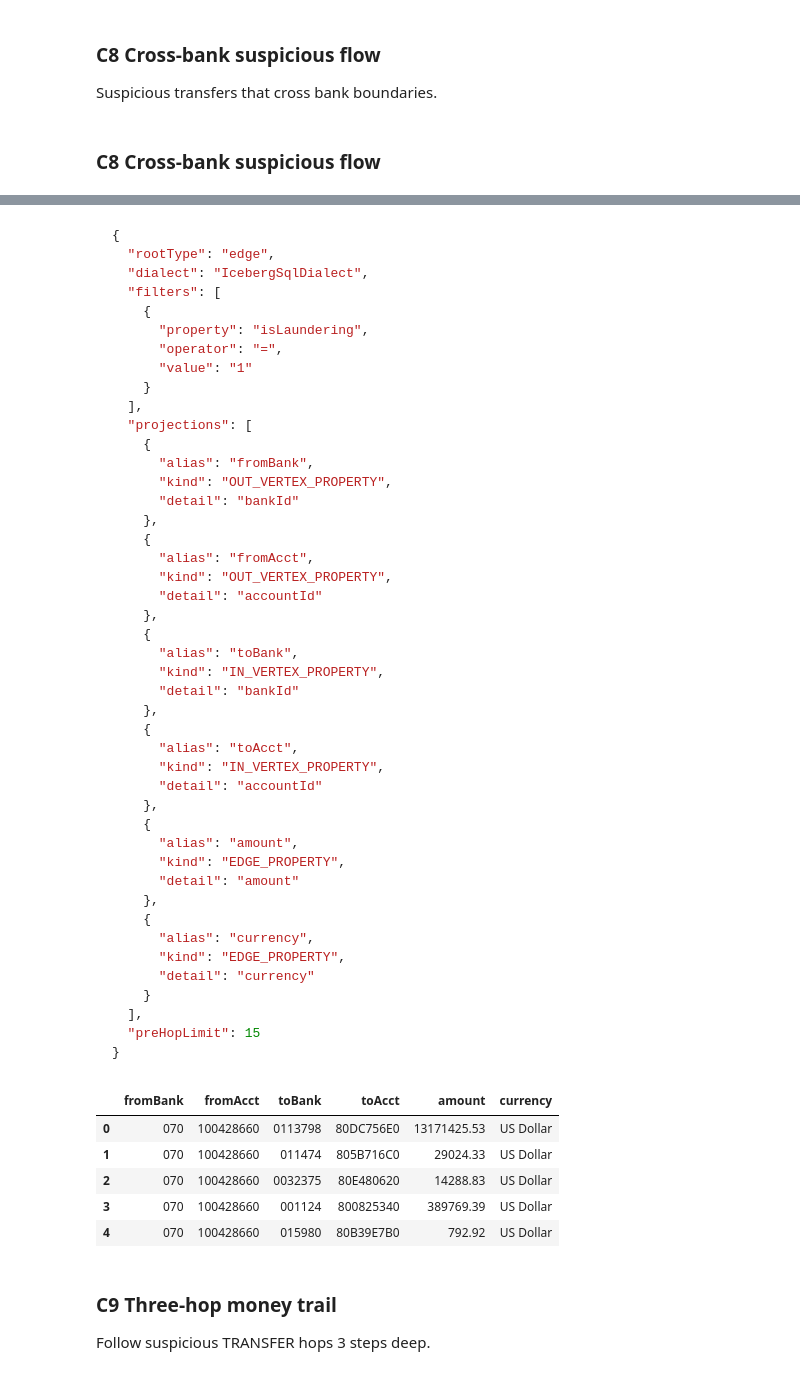
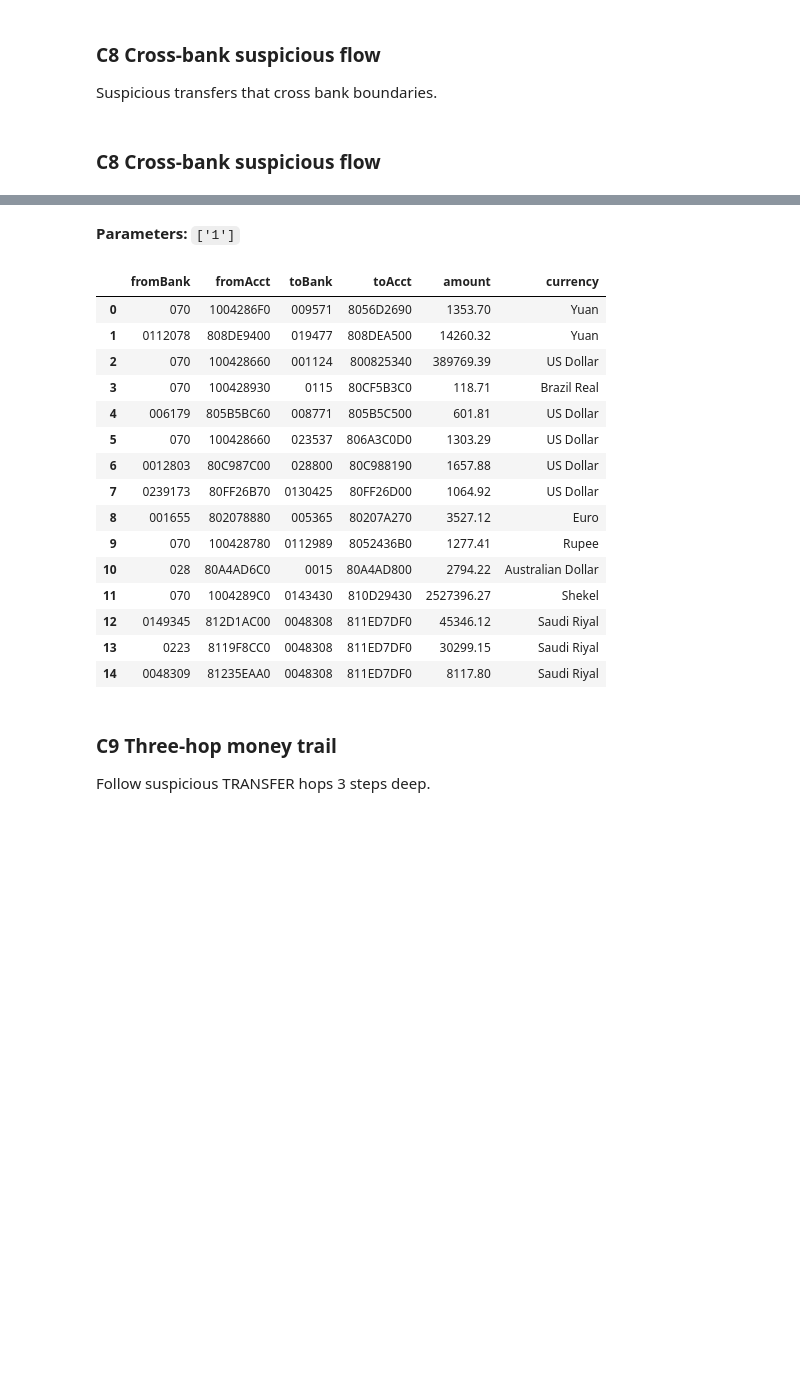
Before and after one commit to vaijosh/graph-query-engine, a Jupyter notebook: aml_iceberg_queries.ipynb, the cells around one changed output, grey strips where cells are left out. Saved outputs shown, nothing was run; the diff lists cells and outputs as text; code cells hidden in the pictures; blank space fills up the shorter version.

Commit message:
-Imnprovements in aml_iceberg_queries.ipynb and relevant supporting scripts for better data loading and querying

````diff
--- a/aml_iceberg_queries.ipynb
+++ b/aml_iceberg_queries.ipynb
@@ -84,11 +105,14 @@ from pathlib import Path
 BASE_URL = "http://localhost:7000"
 ICEBERG_MAPPING_PATH = str(Path.cwd() / "mappings/iceberg-local-mapping.json")
 ICEBERG_MAPPING_ID = "iceberg-local"
+MAX_ROWS = 1000000
 TRINO_CONTAINER = "iceberg-trino"
 TRINO_SERVER = "http://localhost:8080"
 TRINO_CATALOG = "iceberg"
 TRINO_SCHEMA = "aml"
-SHOW_PLAN = True
+SHOW_PLAN = False
+FORCE_RESEED = False
+FILE_SOURCE_FORMAT = "csv"
 # %%
 def get_sql_explain(gremlin_query: str) -> Dict[str, Any]:
     try:
@@ -997,9 +967,8 @@ SELECT v.account_id AS "accountId", v.bank_id AS "bankId", (SELECT COUNT(*) FROM
 
 Suspicious transfers that cross bank boundaries.
 # %%
-compare_sql_and_iceberg(
-    title='C8 Cross-bank suspicious flow',
-    gremlin="g.E().has('isLaundering','1').project('fromBank','fromAcct','toBank','toAcct','amount','currency').by(outV().values('bankId')).by(outV().values('accountId')).by(inV().values('bankId')).by(inV().values('accountId')).by('amount').by('currency').limit(15)",
-)
+gremlin = "g.E().has('isLaundering','1').project('fromBank','fromAcct','toBank','toAcct','amount','currency').by(outV().values('bankId')).by(outV().values('accountId')).by(inV().values('bankId')).by(inV().values('accountId')).by('amount').by('currency').limit(15)"
+result = run_iceberg_query(gremlin, tx_mode=False)
+display_iceberg_result(gremlin, result, title='C8 Cross-bank suspicious flow', limit=15, tx_mode=False)
 # %% [output]
 ### C8 Cross-bank suspicious flow
@@ -1012,55 +983,20 @@ SELECT ov.bank_id AS "fromBank", ov.account_id AS "fromAcct", iv.bank_id AS "toB
-```json
-{
-  "rootType": "edge",
-  "dialect": "IcebergSqlDialect",
-  "filters": [
-    {
-      "property": "isLaundering",
-      "operator": "=",
-      "value": "1"
-    }
-  ],
-  "projections": [
-    {
-      "alias": "fromBank",
-      "kind": "OUT_VERTEX_PROPERTY",
-      "detail": "bankId"
-    },
-    {
-      "alias": "fromAcct",
-      "kind": "OUT_VERTEX_PROPERTY",
-      "detail": "accountId"
-    },
-    {
-      "alias": "toBank",
-      "kind": "IN_VERTEX_PROPERTY",
-      "detail": "bankId"
-    },
-    {
-      "alias": "toAcct",
-      "kind": "IN_VERTEX_PROPERTY",
-      "detail": "accountId"
-    },
-    {
-      "alias": "amount",
-      "kind": "EDGE_PROPERTY",
-      "detail": "amount"
-    },
-    {
-      "alias": "currency",
-      "kind": "EDGE_PROPERTY",
-      "detail": "currency"
-    }
-  ],
-  "preHopLimit": 15
-}
-```
+**Parameters:** `['1']`
 |  | fromBank | fromAcct | toBank | toAcct | amount | currency |
-| 0 | 070 | 100428660 | 0113798 | 80DC756E0 | 13171425.53 | US Dollar |
-| 1 | 070 | 100428660 | 011474 | 805B716C0 | 29024.33 | US Dollar |
-| 2 | 070 | 100428660 | 0032375 | 80E480620 | 14288.83 | US Dollar |
-| 3 | 070 | 100428660 | 001124 | 800825340 | 389769.39 | US Dollar |
-| 4 | 070 | 100428660 | 015980 | 80B39E7B0 | 792.92 | US Dollar |
+| 0 | 070 | 1004286F0 | 009571 | 8056D2690 | 1353.70 | Yuan |
+| 1 | 0112078 | 808DE9400 | 019477 | 808DEA500 | 14260.32 | Yuan |
+| 2 | 070 | 100428660 | 001124 | 800825340 | 389769.39 | US Dollar |
+| 3 | 070 | 100428930 | 0115 | 80CF5B3C0 | 118.71 | Brazil Real |
+| 4 | 006179 | 805B5BC60 | 008771 | 805B5C500 | 601.81 | US Dollar |
+| 5 | 070 | 100428660 | 023537 | 806A3C0D0 | 1303.29 | US Dollar |
+| 6 | 0012803 | 80C987C00 | 028800 | 80C988190 | 1657.88 | US Dollar |
+| 7 | 0239173 | 80FF26B70 | 0130425 | 80FF26D00 | 1064.92 | US Dollar |
+| 8 | 001655 | 802078880 | 005365 | 80207A270 | 3527.12 | Euro |
+| 9 | 070 | 100428780 | 0112989 | 8052436B0 | 1277.41 | Rupee |
+| 10 | 028 | 80A4AD6C0 | 0015 | 80A4AD800 | 2794.22 | Australian Dollar |
+| 11 | 070 | 1004289C0 | 0143430 | 810D29430 | 2527396.27 | Shekel |
+| 12 | 0149345 | 812D1AC00 | 0048308 | 811ED7DF0 | 45346.12 | Saudi Riyal |
+| 13 | 0223 | 8119F8CC0 | 0048308 | 811ED7DF0 | 30299.15 | Saudi Riyal |
+| 14 | 0048309 | 81235EAA0 | 0048308 | 811ED7DF0 | 8117.80 | Saudi Riyal |
 # %% [markdown]
 ### C9 Three-hop money trail
 
````
Also changed, not shown: parts of 32 cells of this notebook, 18 other files.
